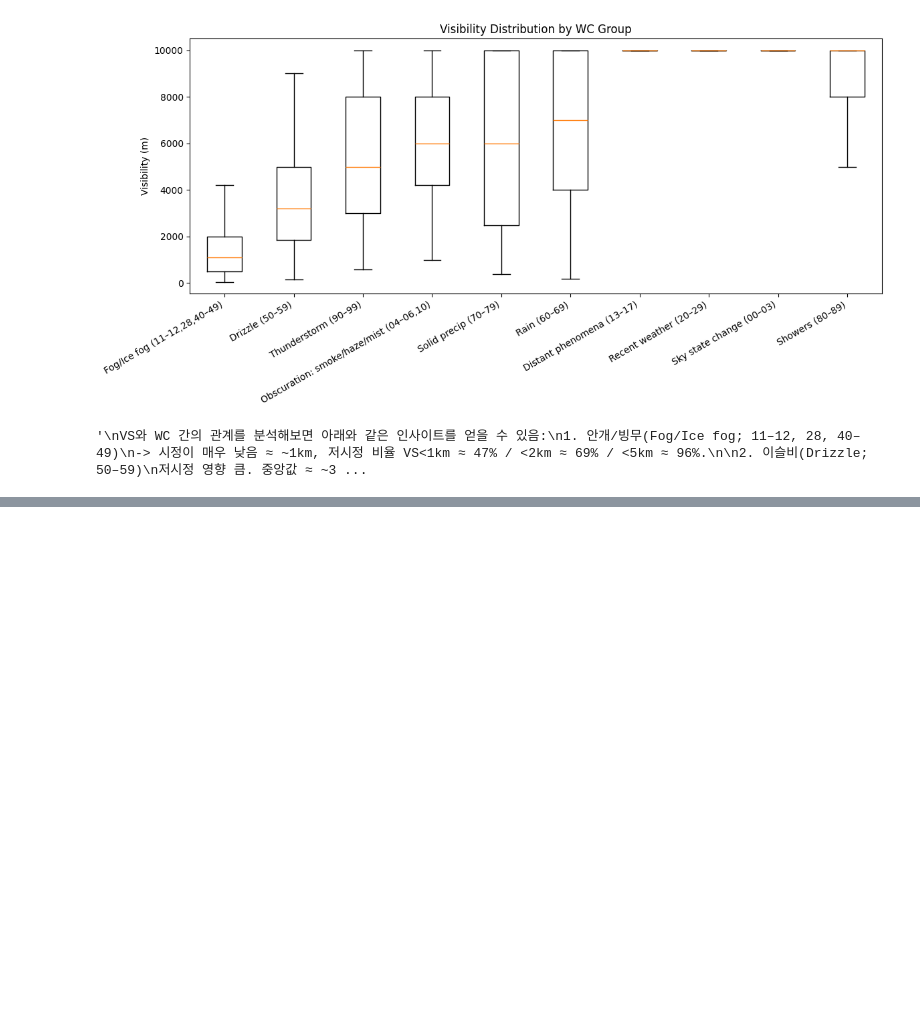
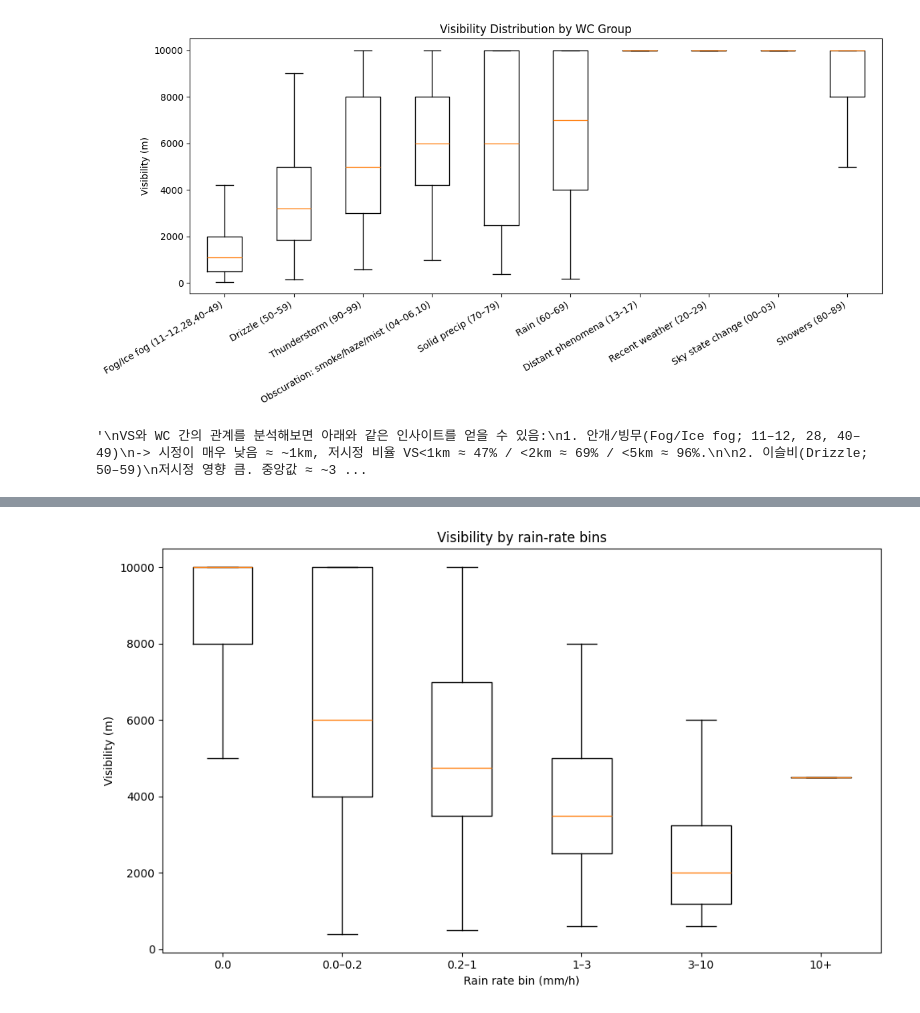
Before and after one commit to tjdrbdl/Weather_Prediction, a Jupyter notebook: prediction_weather/EDA.ipynb, the cells around one changed output, grey strips where cells are left out. Cells and saved outputs as stored; diff of their text form; code cells hidden in the pictures; blank space fills up the shorter version.

```diff
--- a/prediction_weather/EDA.ipynb
+++ b/prediction_weather/EDA.ipynb
@@ -446,0 +559,16 @@ VS와 WC 간의 관계를 분석해보면 아래와 같은 인사이트를 얻
+# %%
+#대부분의 상관계수는 Pearson 상관계수보다, spearman 상관계수가 절대값이 더 높게 나옴.
+#아마 10000m로 상한 데이터가 몰려있어서, 선형관계보다는 비선형 관계가 더 강하게 나타나는것으로 보임.
+
+# 4) 강수구간별 VS 분포 박스플롯
+plt.figure(figsize=(10,6))
+order = summary["RN_BIN"].astype(str).tolist()
+box_data = [valid.loc[valid["RN_BIN"].astype(str)==g, "VS"].dropna().values for g in order]
+plt.boxplot(box_data, labels=order, showfliers=False)
+plt.xlabel("Rain rate bin (mm/h)")
+plt.ylabel("Visibility (m)")
+plt.title("Visibility by rain-rate bins")
+plt.tight_layout()
+plt.show()
+# %% [output]
+[figure, added]
```
Also changed, not shown: parts of 12 cells of this notebook.
